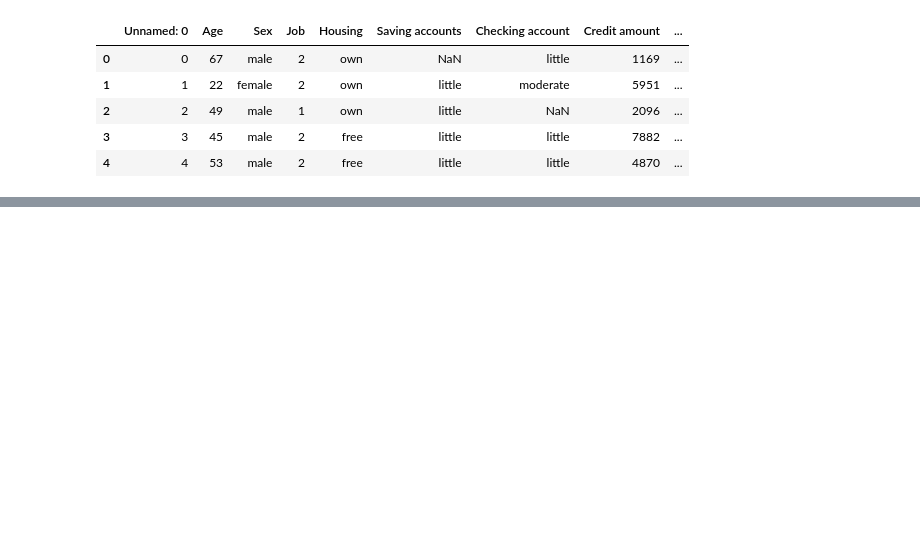
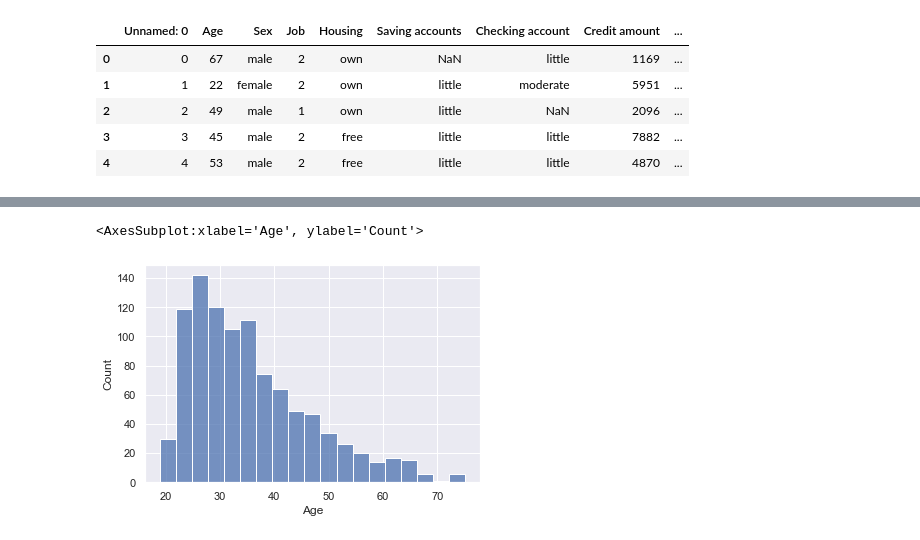
Before and after one commit to mturner49/ifi-8420-group, a Jupyter notebook: hw-2-german-credit.ipynb, the cells around one changed output, grey strips where cells are left out. Cells and saved outputs as stored; diff of their text form; code cells hidden in the pictures; blank space fills up the shorter version.

```diff
--- a/hw-2-german-credit.ipynb
+++ b/hw-2-german-credit.ipynb
@@ -60,0 +127,13 @@ Name: saving_accounts, dtype: int64
+# %%
+# group risky and non-risky loans.
+data['Age_Group'] = np.nan
+
+a = [data]
+
+for col in a:
+    col.loc[(col['Age'] > 18) & (col['Age'] <= 29), 'Age_Group'] = 'Young'
+    col.loc[(col['Age'] > 29) & (col['Age'] <= 40), 'Age_Group'] = 'Young Adults'
+    col.loc[(col['Age'] > 40) & (col['Age'] <= 55), 'Age_Group'] = 'Senior'
+    col.loc[col['Age'] > 55, 'Age_Group'] = 'Elder'
+
+data.head()
@@ -60,0 +147,7 @@ Name: saving_accounts, dtype: int64
+# %%
+# plot histogram,
+import seaborn as sn
+sn.histplot(data.Age)
+# %% [output]
+<AxesSubplot:xlabel='Age', ylabel='Count'>
+[figure, added]
```
Also changed, not shown: parts of 38 cells of this notebook.
